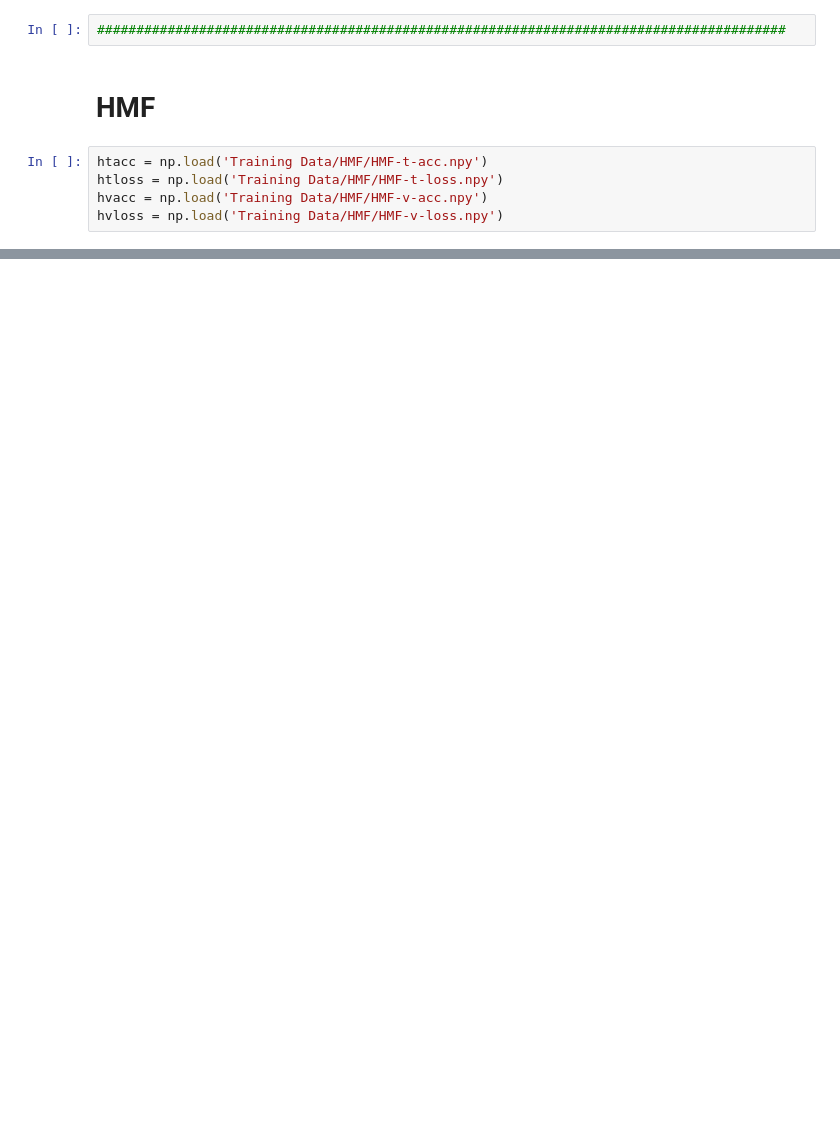
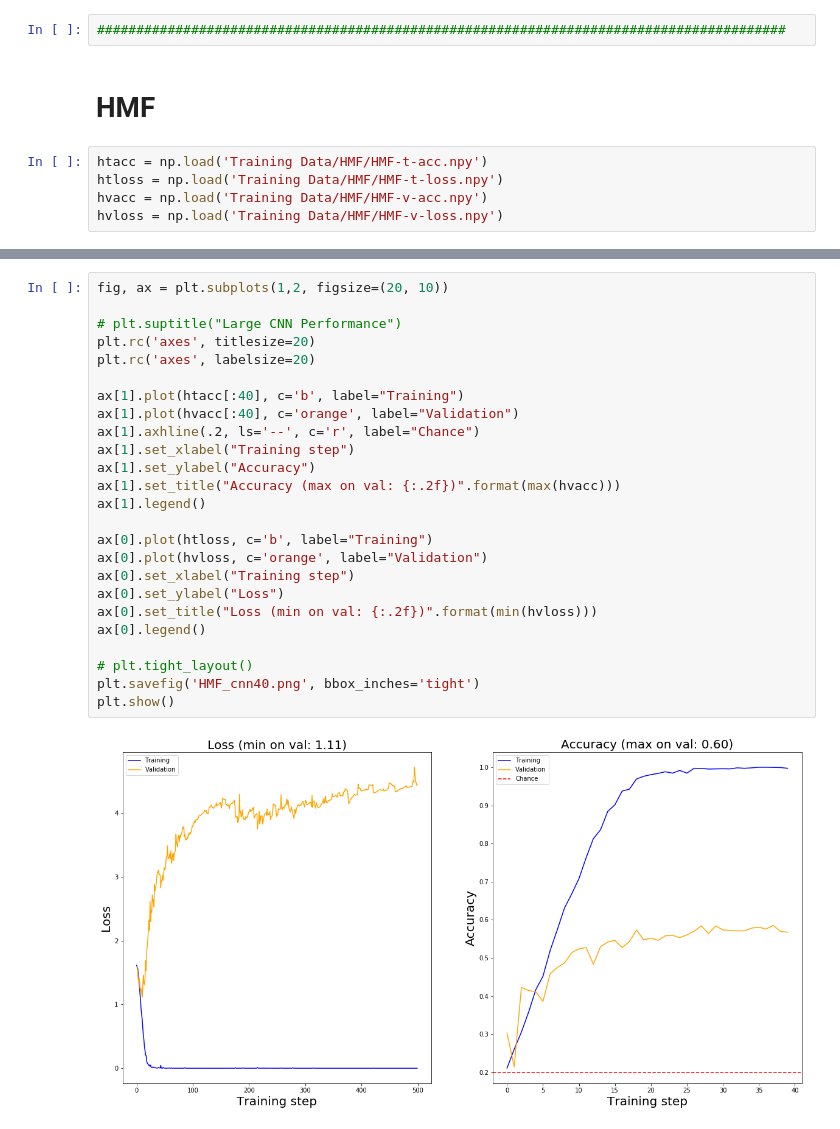
Before and after one commit to johnberroa/Finger-Counting-Neural-Network, a Jupyter notebook: keras/Graphing Notebook.ipynb, the cells around one changed output, grey strips where cells are left out. Cells and saved outputs as stored; diff of their text form; blank space fills up the shorter version.

```diff
--- a/keras/Graphing Notebook.ipynb
+++ b/keras/Graphing Notebook.ipynb
@@ -100,0 +101,27 @@ LAST V-ACC: 0.5094786732682685 MAX V-ACC: 0.5497630348702742
+# %%
+fig, ax = plt.subplots(1,2, figsize=(20, 10))
+
+# plt.suptitle("Large CNN Performance")
+plt.rc('axes', titlesize=20)
+plt.rc('axes', labelsize=20)
+
+ax[1].plot(htacc[:40], c='b', label="Training")
+ax[1].plot(hvacc[:40], c='orange', label="Validation")
+ax[1].axhline(.2, ls='--', c='r', label="Chance")
+ax[1].set_xlabel("Training step")
+ax[1].set_ylabel("Accuracy")
+ax[1].set_title("Accuracy (max on val: {:.2f})".format(max(hvacc)))
+ax[1].legend()
+
+ax[0].plot(htloss, c='b', label="Training")
+ax[0].plot(hvloss, c='orange', label="Validation")
+ax[0].set_xlabel("Training step")
+ax[0].set_ylabel("Loss")
+ax[0].set_title("Loss (min on val: {:.2f})".format(min(hvloss)))
+ax[0].legend()
+
+# plt.tight_layout()
+plt.savefig('HMF_cnn40.png', bbox_inches='tight')
+plt.show()
+# %% [output]
+[figure, added]
```
Also changed, not shown: parts of 8 cells of this notebook, 4 other files.
